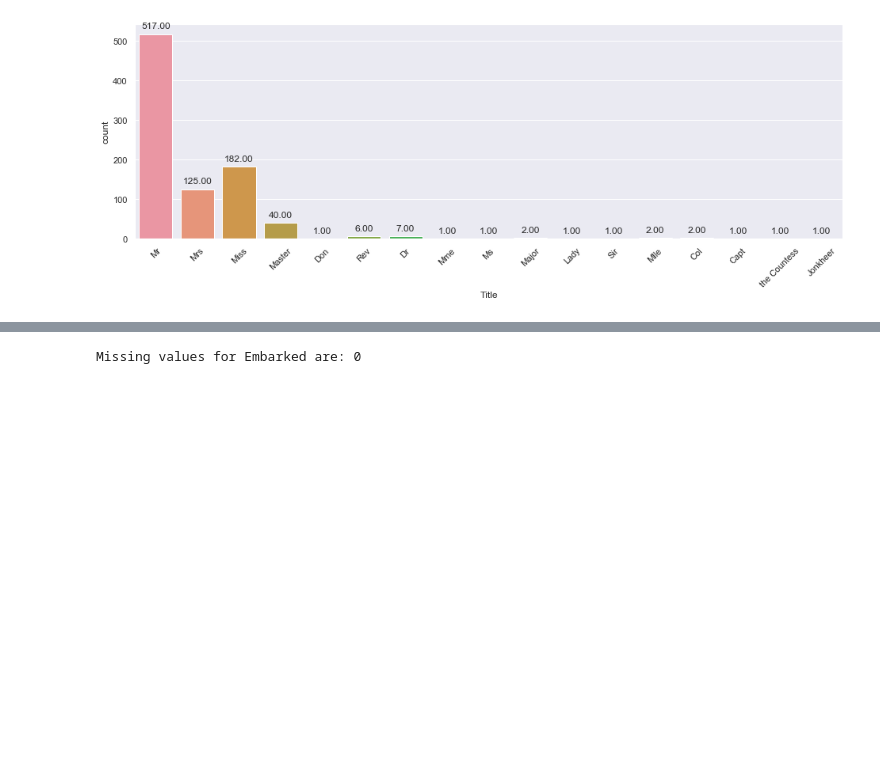
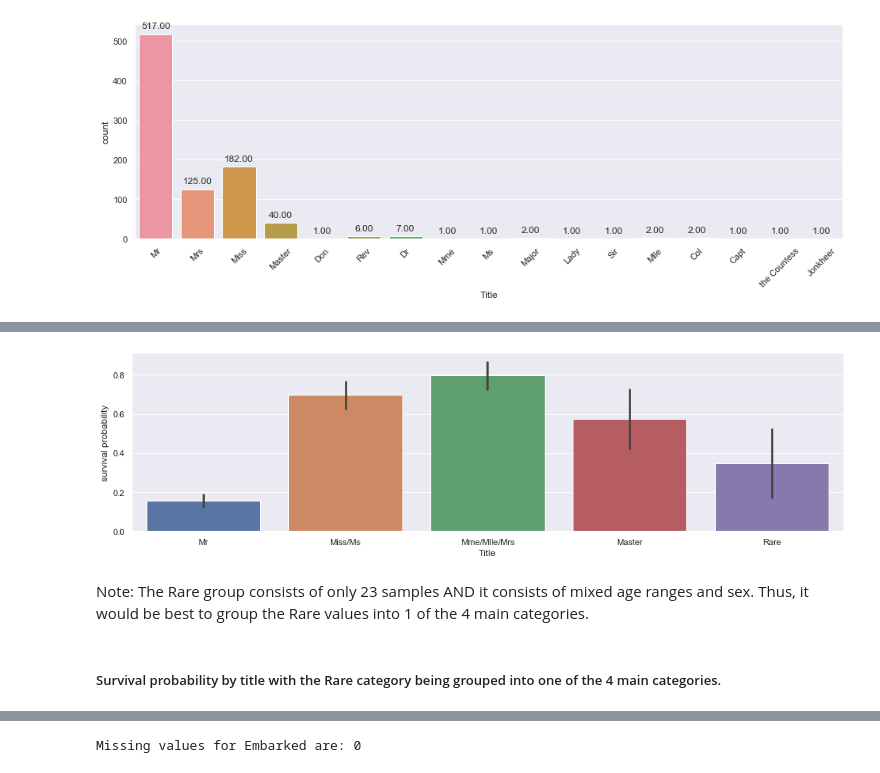
Before and after one commit to analyst8/titanic2020, a Jupyter notebook: titanic.ipynb, the cells around one changed output, grey strips where cells are left out. Saved outputs shown, nothing was run; the diff lists cells and outputs as text; code cells hidden in the pictures; blank space fills up the shorter version.

```diff
--- a/titanic.ipynb
+++ b/titanic.ipynb
@@ -424,0 +411,10 @@ g = g.set_xticklabels(["Master","Miss/Ms/Mme/Mlle/Mrs","Mr","Rare"])
+# %%
+x = sns.factorplot(x="Title",y="Survived",data=train_df,kind="bar", size=4, aspect=3.4, order = train_df["Title"].value_counts().index)
+x = x.set_xticklabels(["Mr","Miss/Ms", "Mme/Mlle/Mrs","Master","Rare"])
+x = x.set_ylabels("survival probability")
+# %% [output]
+[figure, added]
+# %% [markdown]
+Note: The Rare group consists of only 23 samples AND it consists of mixed age ranges and sex. Thus, it would be best to group the Rare values into 1 of the 4 main categories.
+# %% [markdown]
+##### Survival probability by title with the Rare category being grouped into one of the 4 main categories.
```
Also changed, not shown: parts of 67 cells of this notebook.
